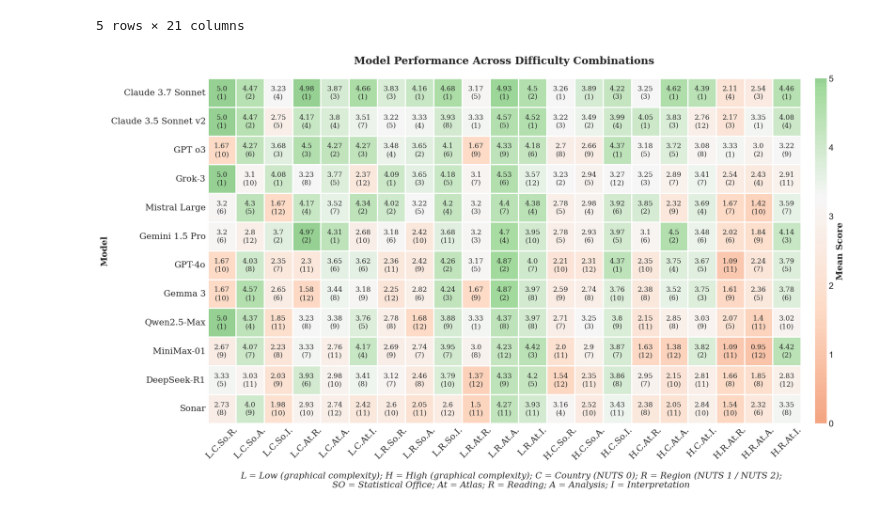
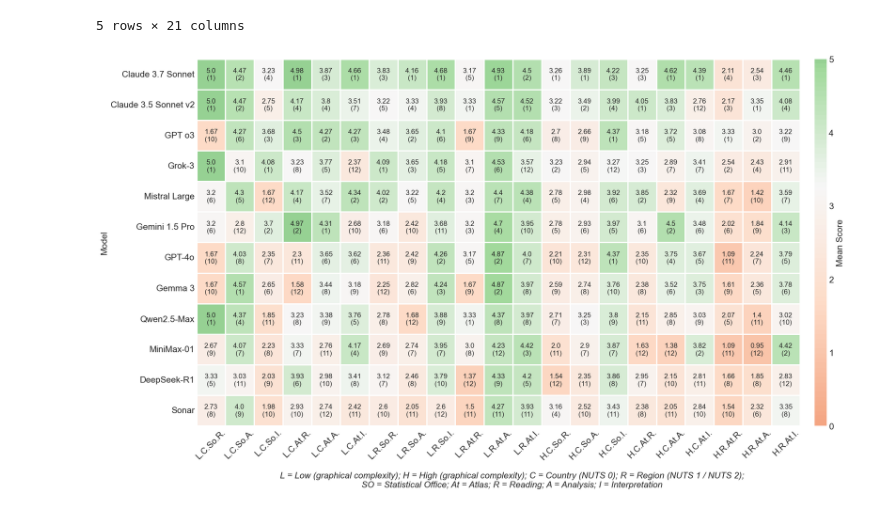
Before and after one commit to MartaSolarz/evaluation-genai-statistical-maps, a Jupyter notebook: statistical_analysis/batch_only/visualizations.ipynb, the cells around one changed output. Saved outputs shown, nothing was run; the diff lists cells and outputs as text; code cells hidden in the pictures.

```diff
--- a/statistical_analysis/batch_only/visualizations.ipynb
+++ b/statistical_analysis/batch_only/visualizations.ipynb
@@ -147,6 +233,18 @@ operation_labels_plot = {
     'predict': 'Predict'
 }
 
+operation_labels_table = {
+    'identify': 'Identify',
+    'locate': 'Locate',
+    'retrieve value': 'Retrieve Value',
+    'compare': 'Compare',
+    'cluster': 'Cluster',
+    'associate': 'Associate',
+    'interpret': 'Interpret',
+    'cause/effect': 'Cause/Effect',
+    'predict': 'Predict'
+}
+
 category_order = [
     'Reading',
     'Reading',
@@ -158,7 +256,6 @@ category_order = [
     'Interpretation',
     'Interpretation',
 ]
-
 
 significant_pairs = [
     ("identify", "predict", "**"),
@@ -305,6 +402,6 @@ white_cover = Rectangle((0.45, 5.15), 0.3, 3,
 ax.add_patch(white_cover)
 
 plt.tight_layout(rect=[0, 0, 1, 0.94])
-plt.savefig("../../results/plots/figure3.png", dpi=600, bbox_inches="tight", facecolor="white")
+plt.savefig("../../results/plots/figure5.png", dpi=600, bbox_inches="tight", facecolor="white")
 plt.show()
 # %% [output]
@@ -673,7 +761,7 @@ significant_pairs = {
     'DiagramStructure': {'overall': [], 'reading': [], 'analysis': [], 'interpretation': [('No', 'Yes', '*')]}
 }
 
-panel_letters = 'abcdefghijkl'
+panel_letters = 'aeibfjcgkdhl'
 panel_idx = 0
 
 for row_idx, (row_cat, row_label) in enumerate(row_categories):
@@ -690,7 +778,6 @@ for row_idx, (row_cat, row_label) in enumerate(row_categories):
         data_for_plot = [df_filtered[df_filtered[col] == val]['score'].dropna().values for val in order]
         tick_labels = order
 
-        # Zmniejszona szerokość pudełek (widths=0.4)
         bp = ax.boxplot(data_for_plot,
                         labels=tick_labels,
                         widths=0.4,
@@ -716,12 +803,11 @@ for row_idx, (row_cat, row_label) in enumerate(row_categories):
             x2 = order.index(g2) + 1
             y_max = max([np.max(d) if len(d) > 0 else 0 for d in data_for_plot])
 
-            if col == 'Visualization' and g1 == 'Cartogram' and g2 == 'Point-based\nsymbols':
-                add_significance_line(ax, x1, x2, y_max + 0.2 + 0.2, sig)
+            if col == 'Visualization' and g1 == 'Cartogram' and g2 == 'Graduated or\nProportional\nSymbols':
+                add_significance_line(ax, x1, x2, y_max + 0.4, sig)
             else:
                 add_significance_line(ax, x1, x2, y_max + 0.2, sig)
 
-        # Oś Y: od 0 do 5
         ax.set_ylim(0, 5.5)
         ax.set_yticks([0, 1, 2, 3, 4, 5])
 
@@ -757,7 +843,7 @@ for row_idx, (row_cat, row_label) in enumerate(row_categories):
         panel_idx += 1
 
 plt.tight_layout(rect=[0, 0.02, 1, 0.98])
-plt.savefig('../../results/plots/figure5.png',
+plt.savefig('../../results/plots/figure8.png',
             dpi=1000,
             bbox_inches='tight',
             facecolor='white',
@@ -844,23 +930,21 @@ sns.heatmap(df_profiles,
             cbar_kws={'label': 'Mean Score', 'shrink': 1.0, 'pad': 0.02, 'aspect': 30},
             linewidths=1,
             linecolor='white',
-            annot_kws={'fontsize': 12, 'fontfamily': 'serif'},
+            annot_kws={'fontsize': 12},
             ax=ax,
             square=False)
 
 cbar = ax.collections[0].colorbar
 cbar.ax.tick_params(labelsize=15)
-cbar.set_label('Mean Score', fontsize=15, fontweight='bold', fontfamily='serif')
+cbar.set_label('Mean Score', fontsize=15)
 
-ax.set_title('Model Performance Across Difficulty Combinations',
-             fontsize=18, fontweight='bold', pad=25, fontfamily='serif')
 ax.set_xlabel('', fontsize=15)
-ax.set_ylabel('Model', fontsize=15, fontweight='bold', fontfamily='serif')
+ax.set_ylabel('Model', fontsize=15)
 ax.tick_params(axis='x', labelsize=15, length=0, rotation=45)
 ax.tick_params(axis='y', labelsize=15, length=0, rotation=0)
 current_labels = [label.get_text().title() for label in ax.get_xticklabels()]
-ax.set_xticklabels(current_labels, fontfamily='serif')
-ax.set_yticklabels(ax.get_yticklabels(), fontfamily='serif')
+ax.set_xticklabels(current_labels)
+ax.set_yticklabels(ax.get_yticklabels())
 
 def add_bracket_rounded(ax, start, end, y, height, label):
     n_points = 50
@@ -870,34 +954,32 @@ def add_bracket_rounded(ax, start, end, y, height, label):
     bracket_y[-5:] = np.linspace(y, y + height, 5)
     ax.plot(x, bracket_y, color='#333333', linewidth=1, clip_on=False, transform=ax.transAxes, solid_capstyle='round')
     ax.text((start+end)/2, y-0.022, label, ha='center', va='top',
             fontsize=15, fontweight='bold', transform=ax.transAxes,
-            fontfamily='serif',
             bbox=dict(boxstyle='round,pad=0.3', facecolor='white', edgecolor='none', alpha=0.8))
 
 n_tasks = df_profiles.shape[1]
 task_width = 1.0 / n_tasks
 y_pos = -0.055
 bracket_height = 0.025
 
 reading_cols = [i for i, c in enumerate(df_profiles.columns) if '_R' in c]
 analysis_cols = [i for i, c in enumerate(df_profiles.columns) if '_A' in c]
 interpretation_cols = [i for i, c in enumerate(df_profiles.columns) if '_I' in c]
 
 
 legend_text = (
     "L = Low (graphical complexity); H = High (graphical complexity); "
     "C = Country (NUTS 0); R = Region (NUTS 1 / NUTS 2);\n"
     "SO = Statistical Office; At = Atlas; "
     "R = Reading; A = Analysis; I = Interpretation"
 )
 
 fig.text(0.5, -0.01, legend_text,
          ha='center', va='top',
-         fontsize=15, style='italic',
-         fontfamily='serif')
+         fontsize=15, style='italic')
 
 plt.tight_layout()
 plt.savefig('../../results/plots/appendix4.png', dpi=300, bbox_inches='tight', facecolor='white')
 plt.show()
 # %% [output]
-[figure, old version]
+[figure, new version]
```
Also changed, not shown: parts of 11 cells of this notebook, 25 other files.
